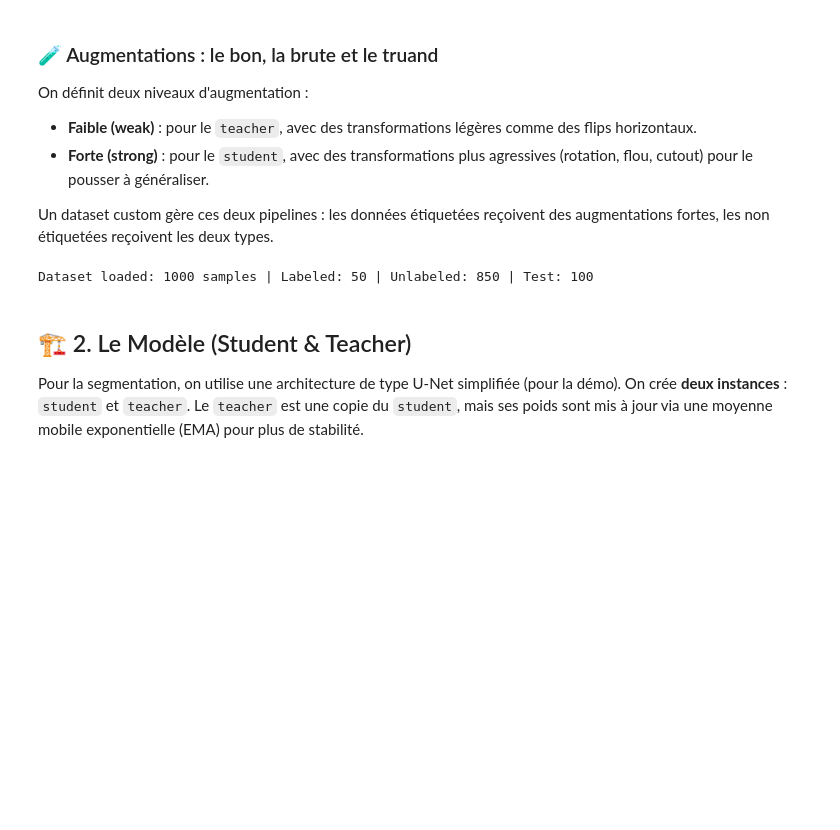
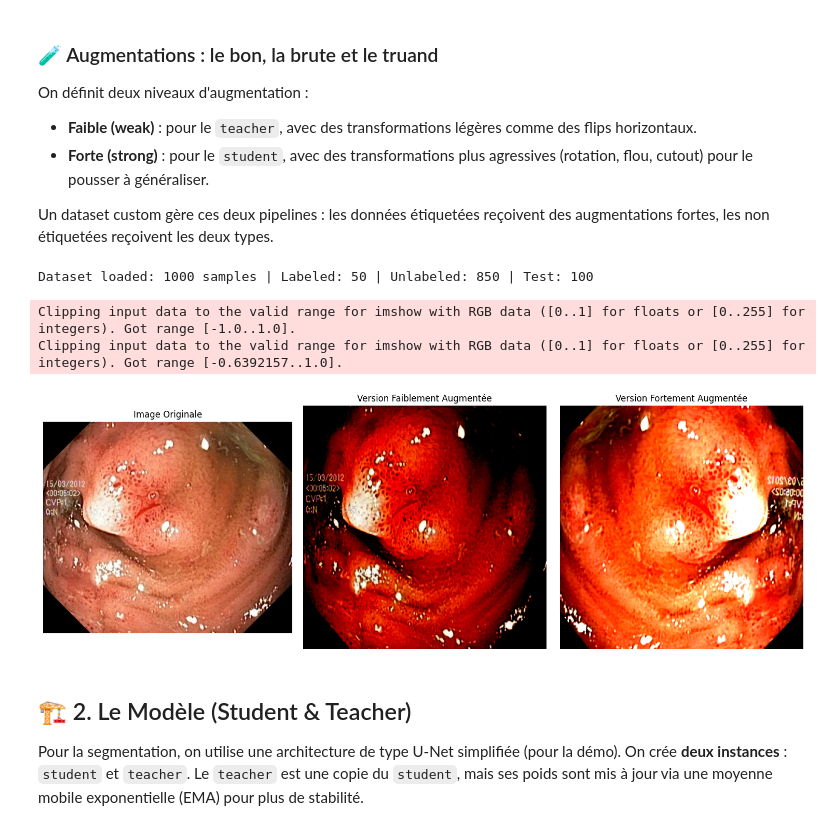
Before and after one commit to OpenClassrooms-Student-Center/8692426-Initiez-vous-l-apprentissage-semi-supervis-, a Jupyter notebook: La Régularisation par Cohérence, ou l'art d'être constant avec soi-même.ipynb, the cells around one changed output. Saved outputs shown, nothing was run; the diff lists cells and outputs as text; code cells hidden in the pictures; blank space fills up the shorter version.

```diff
--- a/La Régularisation par Cohérence, ou l'art d'être constant avec soi-même.ipynb
+++ b/La Régularisation par Cohérence, ou l'art d'être constant avec soi-même.ipynb
@@ -187,6 +187,33 @@ unlabeled_loader = DataLoader(unlabeled_train_dataset, batch_size=16, shuffle=Tr
 print(f"Dataset loaded: {len(dataset)} samples | Labeled: {len(labeled_dataset)} | Unlabeled: {len(unlabeled_dataset)} | Test: {len(test_dataset)}")
 # %% [output]
 Dataset loaded: 1000 samples | Labeled: 50 | Unlabeled: 850 | Test: 100
+# %%
+# Charger une image d'exemple
+example_idx = 0
+example_image = Image.open(os.path.join(dataset.image_dir, dataset.image_files[example_idx])).convert('RGB')
+example_mask = Image.open(os.path.join(dataset.mask_dir, dataset.mask_files[example_idx])).convert('L')
+
+# Appliquer les augmentations
+weak_image = weak_transform(image=np.array(example_image))['image']
+strong_image = strong_transform(image=np.array(example_image))['image']
+
+# Visualiser
+fig, axes = plt.subplots(1, 3, figsize=(15, 5))
+axes[0].imshow(example_image)
+axes[0].set_title('Image Originale')
+axes[0].axis('off')
+axes[1].imshow(weak_image.permute(1, 2, 0))
+axes[1].set_title('Version Faiblement Augmentée')
+axes[1].axis('off')
+axes[2].imshow(strong_image.permute(1, 2, 0))
+axes[2].set_title('Version Fortement Augmentée')
+axes[2].axis('off')
+plt.tight_layout()
+plt.show()
+# %% [output]
+Clipping input data to the valid range for imshow with RGB data ([0..1] for floats or [0..255] for integers). Got range [-1.0..1.0].
+Clipping input data to the valid range for imshow with RGB data ([0..1] for floats or [0..255] for integers). Got range [-0.6392157..1.0].
+[figure, added]
 # %% [markdown]
 ## 🏗️ 2. Le Modèle (Student & Teacher)
 
```
Also changed, not shown: parts of 4 cells of this notebook, 3 other files.
